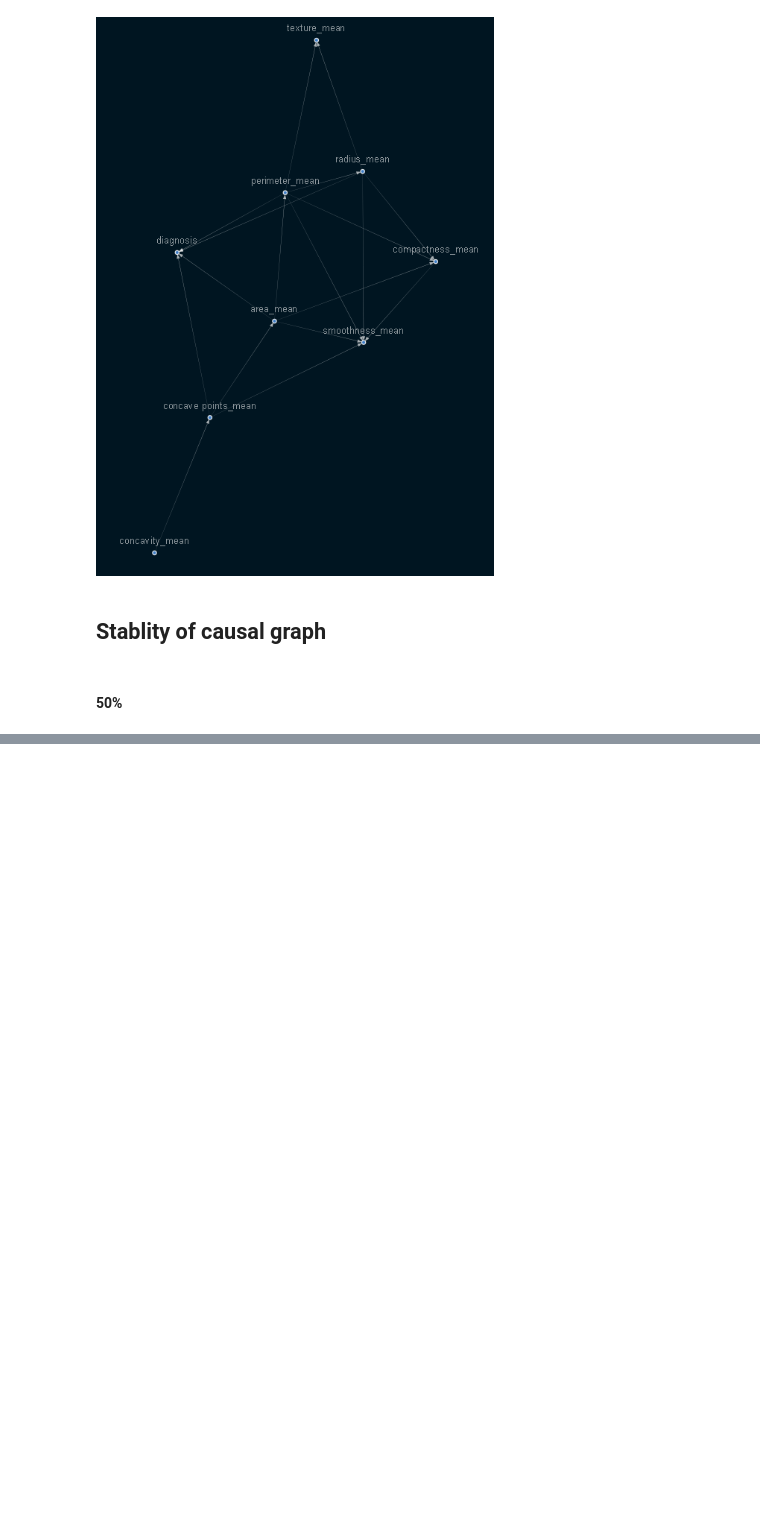
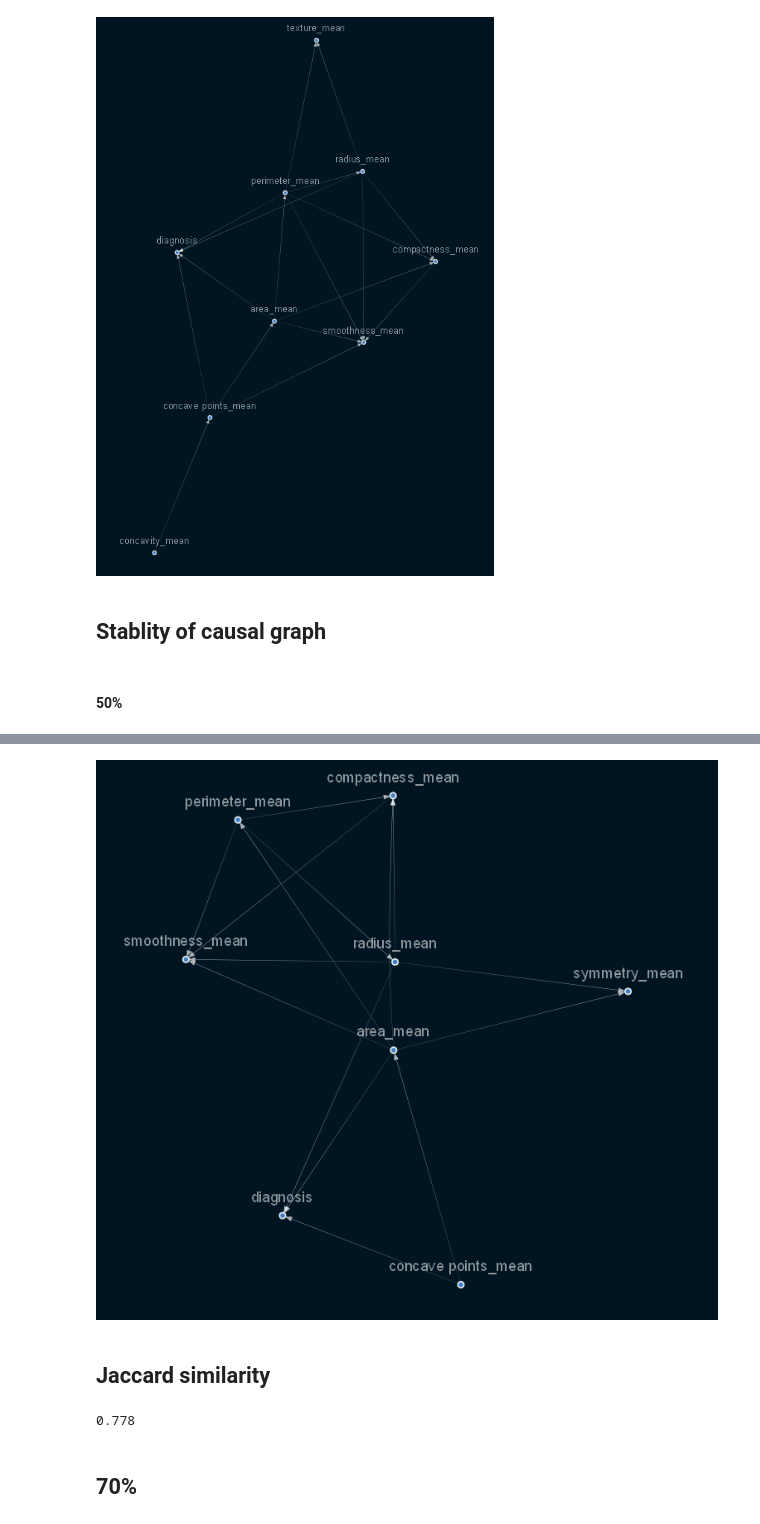
Before and after one commit to Samrawit02/Causality, a Jupyter notebook: notebook/causality.ipynb, the cells around one changed output, grey strips where cells are left out. Cells and saved outputs as stored; diff of their text form; code cells hidden in the pictures; blank space fills up the shorter version.

```diff
--- a/notebook/causality.ipynb
+++ b/notebook/causality.ipynb
@@ -164,0 +169,16 @@ Image(viz.draw(format='png'))
+# %%
+sixtyPart = int(select_x.shape[0]*0.6)
+x_sixtyPart = select_x.head(sixtyPart)
+# %%
+%%time
+sm2 = from_pandas(x_sixtyPart, tabu_parent_nodes=['diagnosis'],)
+sm2.remove_edges_below_threshold(0.8)
+sm2 = sm2.get_largest_subgraph()
+
+viz = plot_structure(
+    sm2,
+    graph_attributes={"scale": "2.0", 'size': 2.5},
+    all_node_attributes=NODE_STYLE.WEAK,
+    all_edge_attributes=EDGE_STYLE.WEAK)
+Image(viz.draw(format='png'))
+# %% [output]
@@ -164,0 +187,3 @@ Image(viz.draw(format='png'))
+[figure, added]
+# %% [markdown]
+## Jaccard similarity
@@ -164,0 +194,6 @@ Image(viz.draw(format='png'))
+# %%
+jaccard_similarity(sm1.edges, sm2.edges)
+# %% [output]
+0.778
+# %% [markdown]
+## 70%
```
Also changed, not shown: parts of 22 cells of this notebook.
